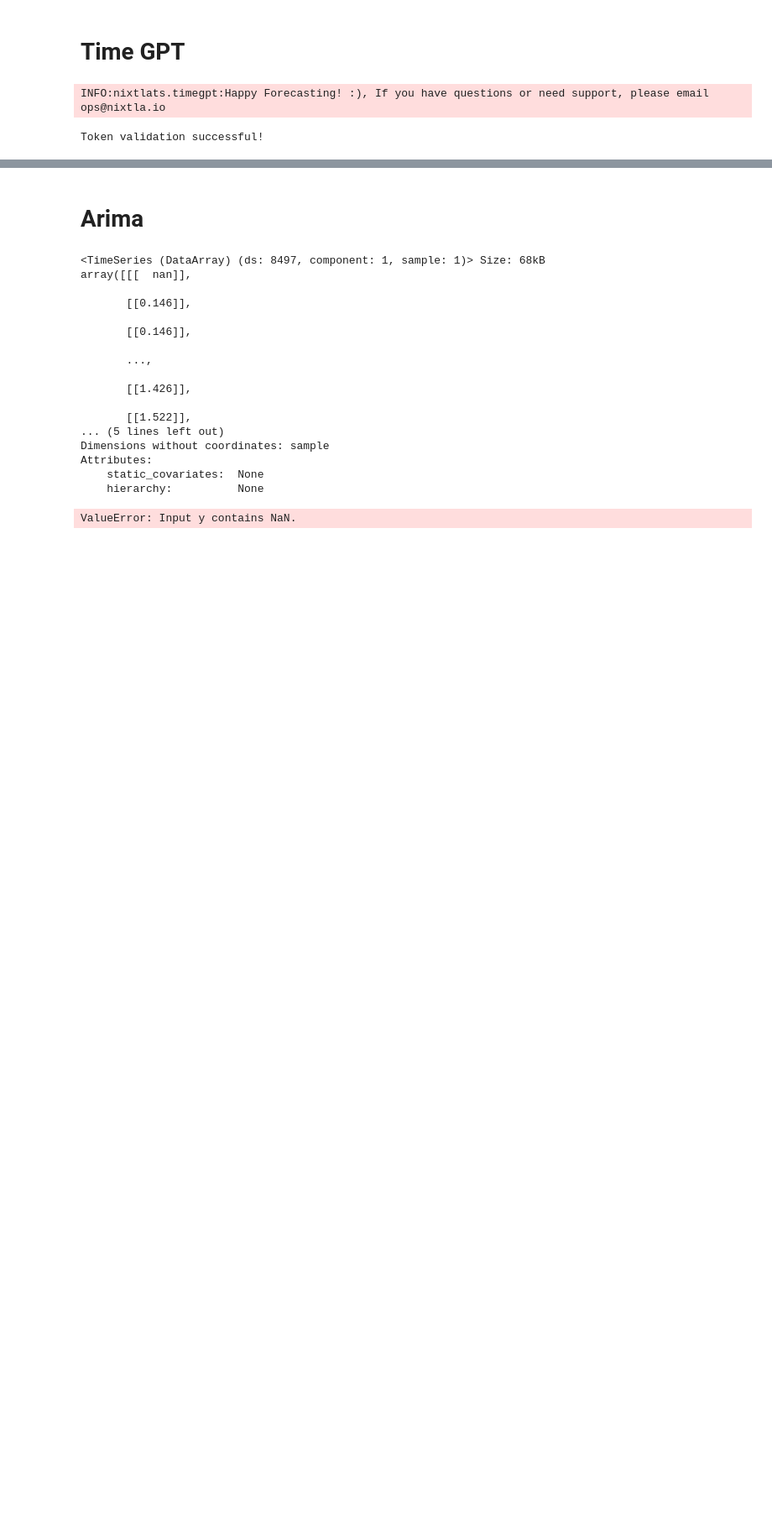
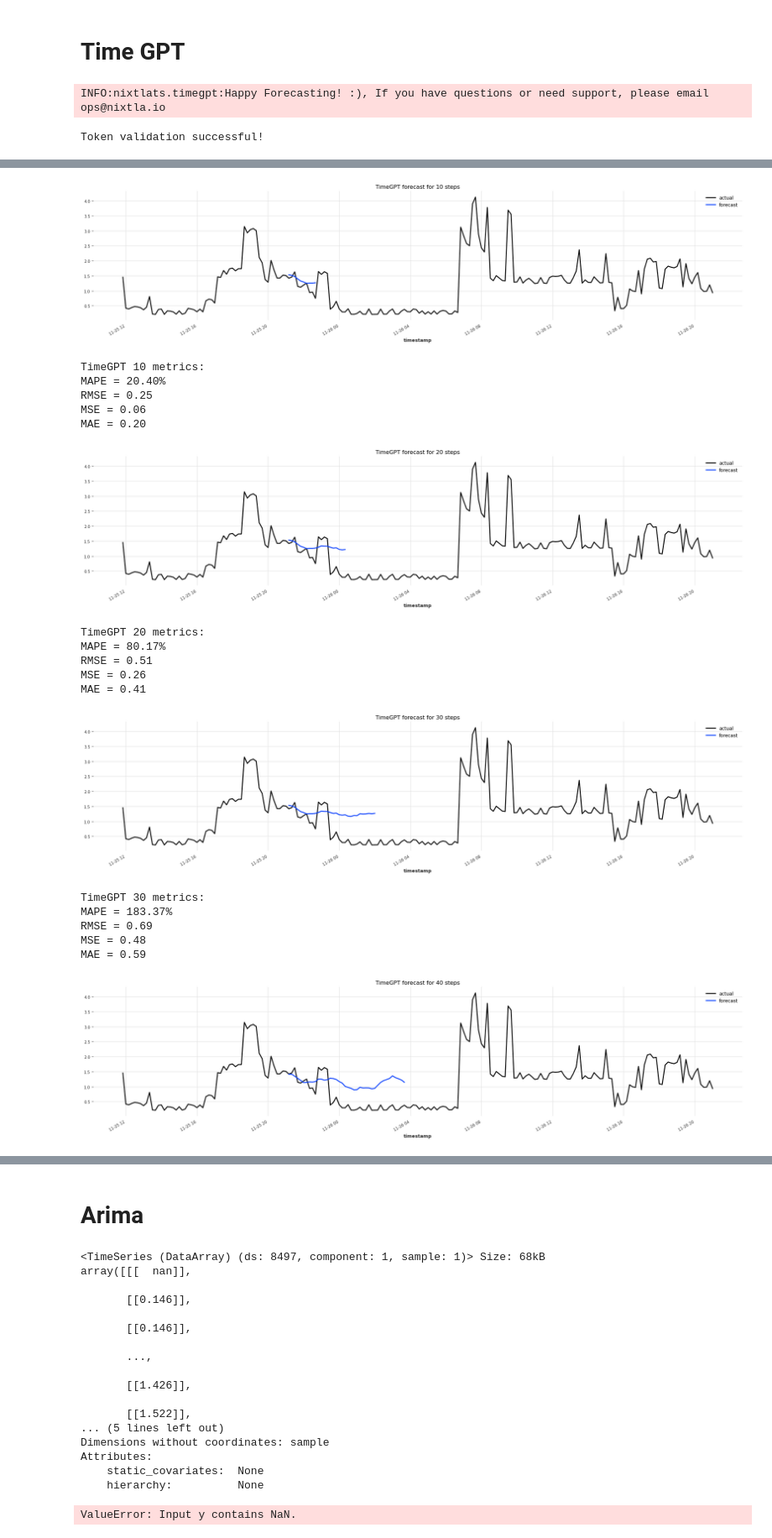
Before and after one commit to kosmydel/stock-timeseries-prediction, a Jupyter notebook: electricity.ipynb, the cells around one changed output, grey strips where cells are left out. Shown at 84% size. Drawn from its saved outputs; the diff is of its cells as text; code cells hidden in the pictures; blank space fills up the shorter version.

```diff
--- a/electricity.ipynb
+++ b/electricity.ipynb
@@ -213,0 +329,34 @@ plot_forecast(series_after_train, timegpt_forecast, "TimeGPT")
+# %%
+for i in range(10, len(series_after_train) , 10):
+  try:
+    forecast_df = pd.read_csv('data/timegpt_forecast_' + str(i) + '.csv')
+  except FileNotFoundError:
+    print('forecast file not found for', i)
+    continue
+
+  forecast = TimeSeries.from_dataframe(forecast_df, time_col='timestamp', value_cols='TimeGPT')
+  plot_forecast(series_after_train, forecast, "TimeGPT forecast for " + str(i) + " steps")
+
+  print_metrics('TimeGPT ' + str(i), series_after_train, forecast)
+
+  print('')
+# %% [output]
+[figure, added]
+TimeGPT 10 metrics:
+MAPE = 20.40%
+RMSE = 0.25
+MSE = 0.06
+MAE = 0.20
+[figure, added]
+TimeGPT 20 metrics:
+MAPE = 80.17%
+RMSE = 0.51
+MSE = 0.26
+MAE = 0.41
+[figure, added]
+TimeGPT 30 metrics:
+MAPE = 183.37%
+RMSE = 0.69
+MSE = 0.48
+MAE = 0.59
+[figure, added]
```
Also changed, not shown: parts of 22 cells of this notebook, 14 other files.
